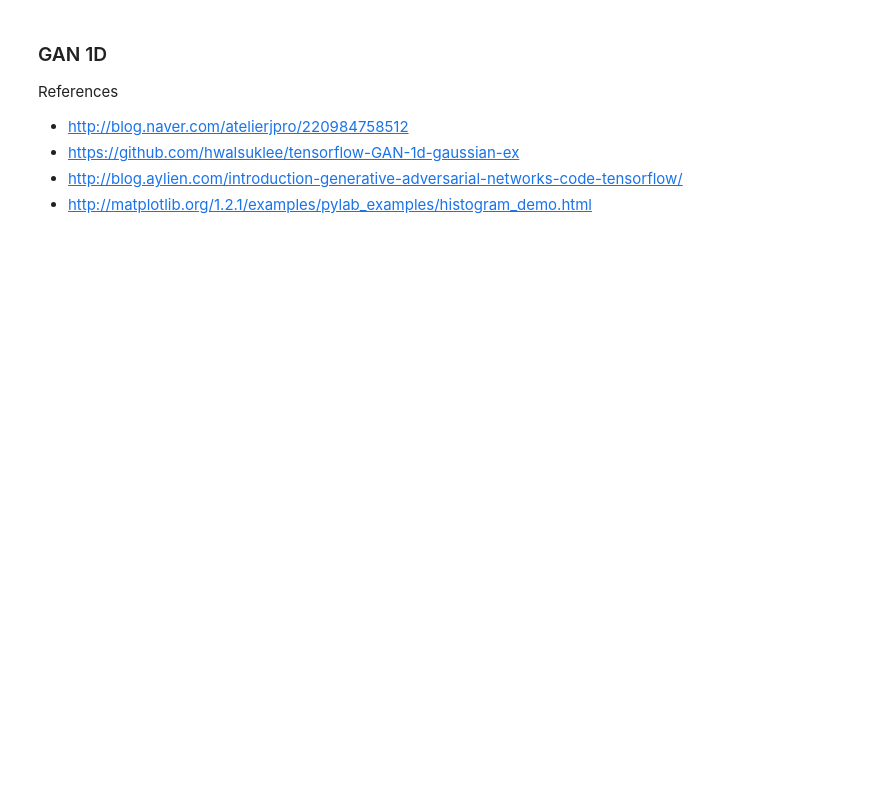
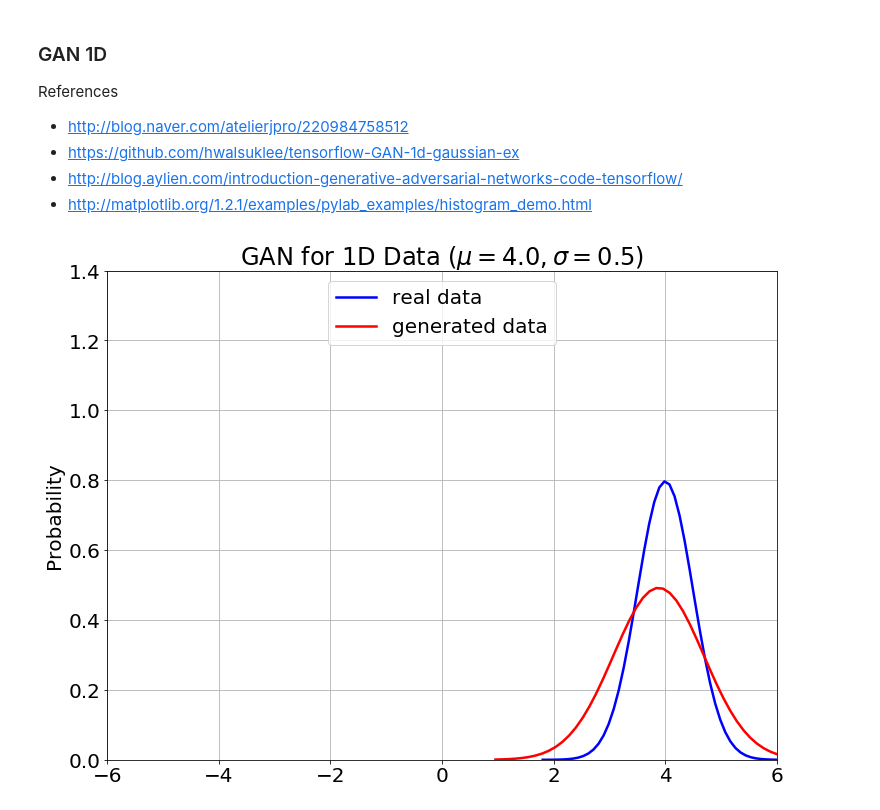
Before and after one commit to ryuseonghan/DL-Study, a Jupyter notebook: gan1d.ipynb, the cells around one changed output. Cells and saved outputs as stored; diff of their text form; code cells hidden in the pictures; blank space fills up the shorter version.

```diff
--- a/gan1d.ipynb
+++ b/gan1d.ipynb
@@ -103,23 +103,27 @@ def plot_data(x_real, x_fake, path=None):
 # %%
 tf.reset_default_graph()
 
 with tf.Session() as sess:
     gan = GAN(dim_z=2*7, dim_x=1)
 
     sess.run(tf.global_variables_initializer())
     sess.run(tf.local_variables_initializer())
 
-    MB_SIZE = 2 ** 5
+    MB_SIZE = 2 ** 0
     NUM_ITER = 50001
     num_img = 1
 
     for iter in xrange(NUM_ITER):
         x_mb = x_real[[random.randint(a=0, b=x_real.shape[0]-1) for _ in range(MB_SIZE)]]
         lr = 0.001 * (1 - float(iter) / NUM_ITER)
         gan.train(sess, x_mb, lr)
 
-        if iter % 100 == 0:
-            loss_D, loss_G = gan.loss(sess, x_mb)
+#         if iter % 100 == 0:
+#             x_fake = gan.generate_data(sess, 10 ** 5)
+#             plot_data(x_real, x_fake, 'plot_gan1d/%d.png'%num_img)
+#             num_img += 1
+        if iter == (NUM_ITER-1):
             x_fake = gan.generate_data(sess, 10 ** 5)
-            #plot_data(x_real, x_fake, 'plot/%d.png'%num_img)
-            num_img += 1
+            plot_data(x_real, x_fake)
+# %% [output]
+[figure, added]
```
Also changed, not shown: 1 other file.
